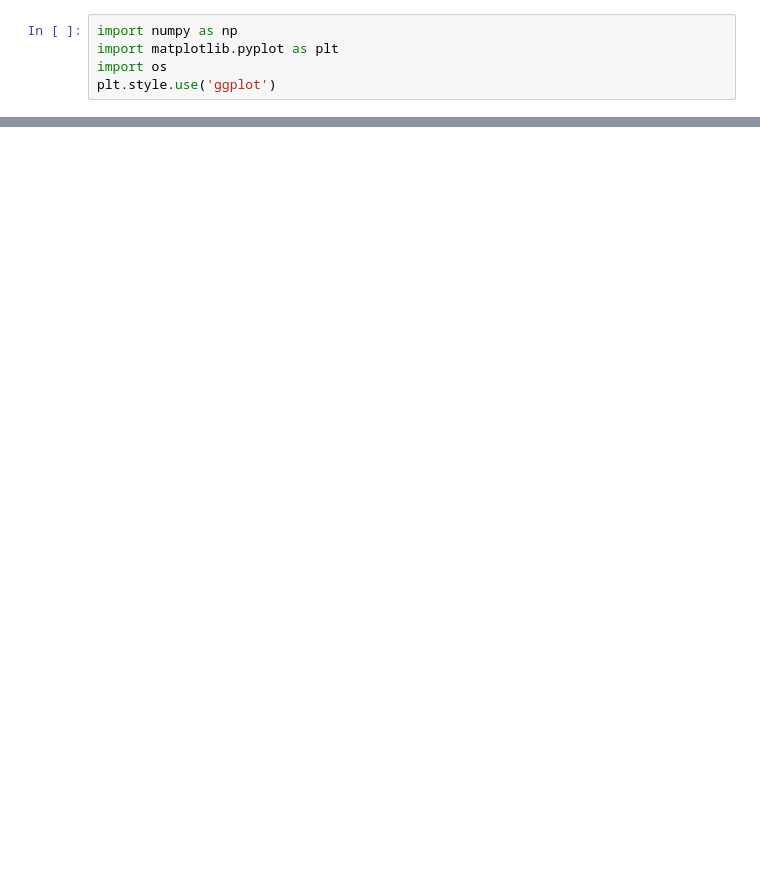
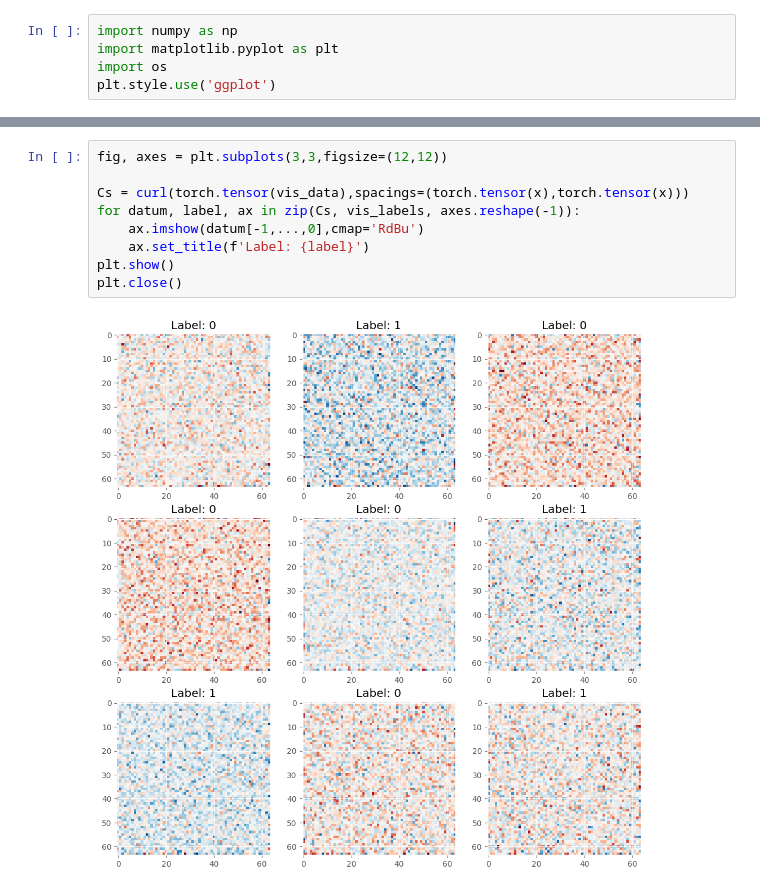
Before and after one commit to nitzanlab/phase2vec, a Jupyter notebook: notebooks/check_data.ipynb, the cells around one changed output, grey strips where cells are left out. Saved outputs shown, nothing was run; the diff lists cells and outputs as text; blank space fills up the shorter version.

```diff
--- a/notebooks/check_data.ipynb
+++ b/notebooks/check_data.ipynb
@@ -37,0 +48,11 @@ for i in np.unique(labels):
+# %%
+fig, axes = plt.subplots(3,3,figsize=(12,12))
+
+Cs = curl(torch.tensor(vis_data),spacings=(torch.tensor(x),torch.tensor(x)))
+for datum, label, ax in zip(Cs, vis_labels, axes.reshape(-1)):
+    ax.imshow(datum[-1,...,0],cmap='RdBu')
+    ax.set_title(f'Label: {label}')
+plt.show()
+plt.close()
+# %% [output]
+[figure, added]
```
Also changed, not shown: parts of 3 cells of this notebook, 7 other files.
